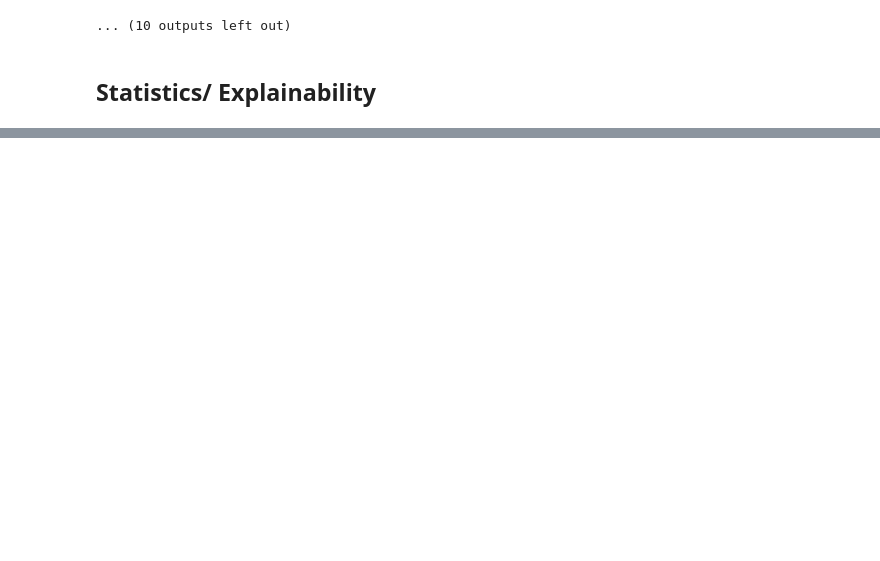
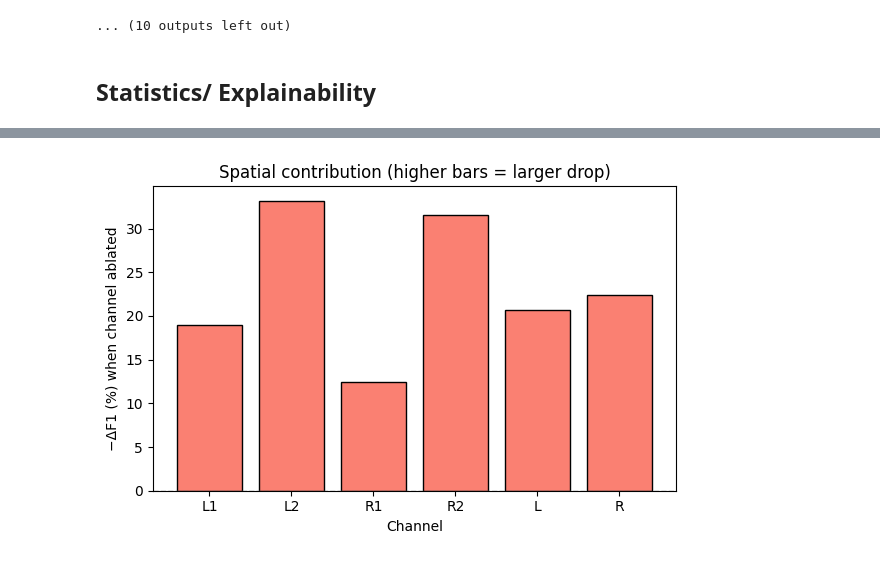
Before and after one commit to oskumd2/EEG_Delirium, a Jupyter notebook: notebook_inference.ipynb, the cells around one changed output, grey strips where cells are left out. Drawn from its saved outputs; the diff is of its cells as text; code cells hidden in the pictures; blank space fills up the shorter version.

```diff
--- a/notebook_inference.ipynb
+++ b/notebook_inference.ipynb
@@ -1440,10 +1581,16 @@ Delong's test P = 0.307
 # %% [markdown]
 ## Statistics/ Explainability
 # %%
+FILE= np.load('F_f.npy', mmap_mode='r')
+GENERAL = np.load('GENERAL_f.npy', mmap_mode='r')
+general_mask = (GENERAL == 1)
+FILE = np.unique(FILE[general_mask])
+
 x1 = pd.read_csv('eeg_rid_supreme_labelled_raw.csv') # label, exclude, p,c
 x1['label']= ((x1['label_p']==1)|(x1['label_c']==1)).astype(int)
 x1['exclude']=((x1['exclude_p']==1)|(x1['exclude_c']==1)).astype(int)
 x1['exclude_both']= ((x1['exclude_p']==1)&(x1['exclude_c']==1)).astype(int)
+
 x2 = pd.read_csv('eeg_rid_supreme_labelled.csv')
 
 print(f"====Eligible Criteria: {x1['label'].value_counts().sum()}")
@@ -1465,6 +1612,7 @@ print(f"====Initial development set: {x2_d_1['label'].value_counts().sum()}")
 print(x2_d_1['label'].value_counts())
 print(f"====Undersampled development set")
 x2_d_2 = pd.read_csv('eeg_rid_supreme_train_5.csv')
+x2_d_2 = x2_d_2[x2_d_2['filename'].isin(FILE)]
 print(x2_d_2['label'].value_counts())
 print(f"(+) samples: {x2_d_2.loc[x2_d_2['label']==1]['filename'].nunique()*30}")
 print(f"(-) samples: {x2_d_2.loc[x2_d_2['label']==0]['filename'].nunique()*30}")
@@ -1486,6 +1634,7 @@ print(x2_t_1['label'].value_counts())
 print(f"(+) samples: {x2_t_1['label'].value_counts()[1]*30}")
 print(f"(-) samples: {x2_t_1['label'].value_counts()[0]*30}")
 x2_t_2 = pd.read_csv('eeg_rid_supreme_test.csv')
+x2_t_2 = x2_t_2[x2_t_2['filename'].isin(FILE)]
 print("====Original ratio test set")
 mask = np.isin(F_f, x2_t_2.loc[x2_t_2['label']==1]['filename'].unique())
 F_f_1 = F_f[mask]
@@ -1513,6 +1662,7 @@ F_f_1 = F_f[mask]
 print(f"(-) : {len(np.unique(F_f[mask]))} cases, {len(F_f[mask])} samples")
 print()
 x = pd.read_csv('eeg_rid_supreme_test.csv')
+x = x[x['filename'].isin(FILE)]
 F_f = np.load('F_f.npy', allow_pickle=True)
 x = x[x['filename'].isin(F_f)]
 print(f"hid ratio of original ratio test set {x.loc[x['label']==0, 'hid'].nunique()/x.loc[x['label']==1, 'hid'].nunique():.0f}:1")
@@ -1782,0 +3228,87 @@ F1 for POD: 0.018 (Change: -39.493%)
+# %%
+# 1) Spatial: per-channel ablation analysis (F1 change and probability drop)
+channel_names = ["L1", "L2", "R1", "R2", "L", "R"]
+channel_results = []
+
+# Clear memory before starting
+clear_memory()
+torch.cuda.empty_cache() if torch.cuda.is_available() else None
+
+# Reduce batch size for memory efficiency
+ABLATION_BATCH = 4
+
+for ch in range(len(channel_names)):
+    print(f"Ablating channel {channel_names[ch]}")
+
+    # Process in smaller chunks to avoid memory issues
+    chunk_size = 1000  # Process 1000 samples at a time
+    n_samples = X_test.shape[0]
+
+    f1_scores = []
+    prob_diffs = []
+
+    for start_idx in tqdm(range(0, n_samples, chunk_size), desc=f"Processing {channel_names[ch]}", leave=False):
+        end_idx = min(start_idx + chunk_size, n_samples)
+
+        # Create modified chunk
+        X_chunk = X_test[start_idx:end_idx].copy()
+        X_chunk[:, ch, :] = 0.0  # zero out the channel across time
+
+        # Create dataset for this chunk
+        chunk_dataset = ChunkedDataset(
+            X_chunk,
+            a_test[start_idx:end_idx],
+            s_test[start_idx:end_idx],
+            y_test[start_idx:end_idx]
+        )
+
+        # Get predictions for this chunk
+        chunk_probs, chunk_labels = collect_predictions(model, chunk_dataset, batch_size=ABLATION_BATCH)
+        chunk_probs = calib.calibrate(chunk_probs)
+        chunk_preds = (chunk_probs > youden_threshold).astype(int)
+
+        # Calculate F1 for this chunk
+        chunk_f1 = f1_score(chunk_labels, chunk_preds)
+        f1_scores.append(chunk_f1)
+
+        # Calculate probability difference for this chunk
+        baseline_chunk = baseline_probs[start_idx:end_idx]
+        prob_diff = (baseline_chunk - chunk_probs).mean()
+        prob_diffs.append(prob_diff)
+
+        # Clean up chunk data
+        del X_chunk, chunk_dataset, chunk_probs, chunk_labels, chunk_preds
+        clear_memory()
+
+    # Aggregate results across chunks (weighted by chunk size)
+    chunk_sizes = [min(chunk_size, n_samples - i) for i in range(0, n_samples, chunk_size)]
+    total_samples = sum(chunk_sizes)
+
+    f1_mod = sum(f1 * size for f1, size in zip(f1_scores, chunk_sizes)) / total_samples
+    delta_prob = sum(diff * size for diff, size in zip(prob_diffs, chunk_sizes)) / total_samples
+
+    delta_f1_pct = 100 * (f1_mod - baseline_f1) / (baseline_f1 + 1e-12)
+
+    channel_results.append({
+        'channel': channel_names[ch],
+        'delta_f1_pct': delta_f1_pct,
+        'delta_prob_mean': delta_prob
+    })
+
+    # Clear memory after each channel
+    clear_memory()
+    torch.cuda.empty_cache() if torch.cuda.is_available() else None
+
+# Tabulate and visualize per-channel contributions
+ch_df = pd.DataFrame(channel_results)
+display(ch_df.sort_values('delta_f1_pct'))
+
+plt.figure(figsize=(6, 4))
+plt.bar(ch_df['channel'], -ch_df['delta_f1_pct'], color='salmon', edgecolor='black')
+plt.axhline(0, color='gray', linestyle='--', linewidth=1)
+plt.ylabel('−ΔF1 (%) when channel ablated')
+plt.xlabel('Channel')
+plt.title('Spatial contribution (higher bars = larger drop)')
+plt.tight_layout()
+plt.show()
+# %% [output]
@@ -1782,0 +3328 @@ F1 for POD: 0.018 (Change: -39.493%)
+[figure, added]
```
Also changed, not shown: parts of 31 cells of this notebook, 2 other files.
